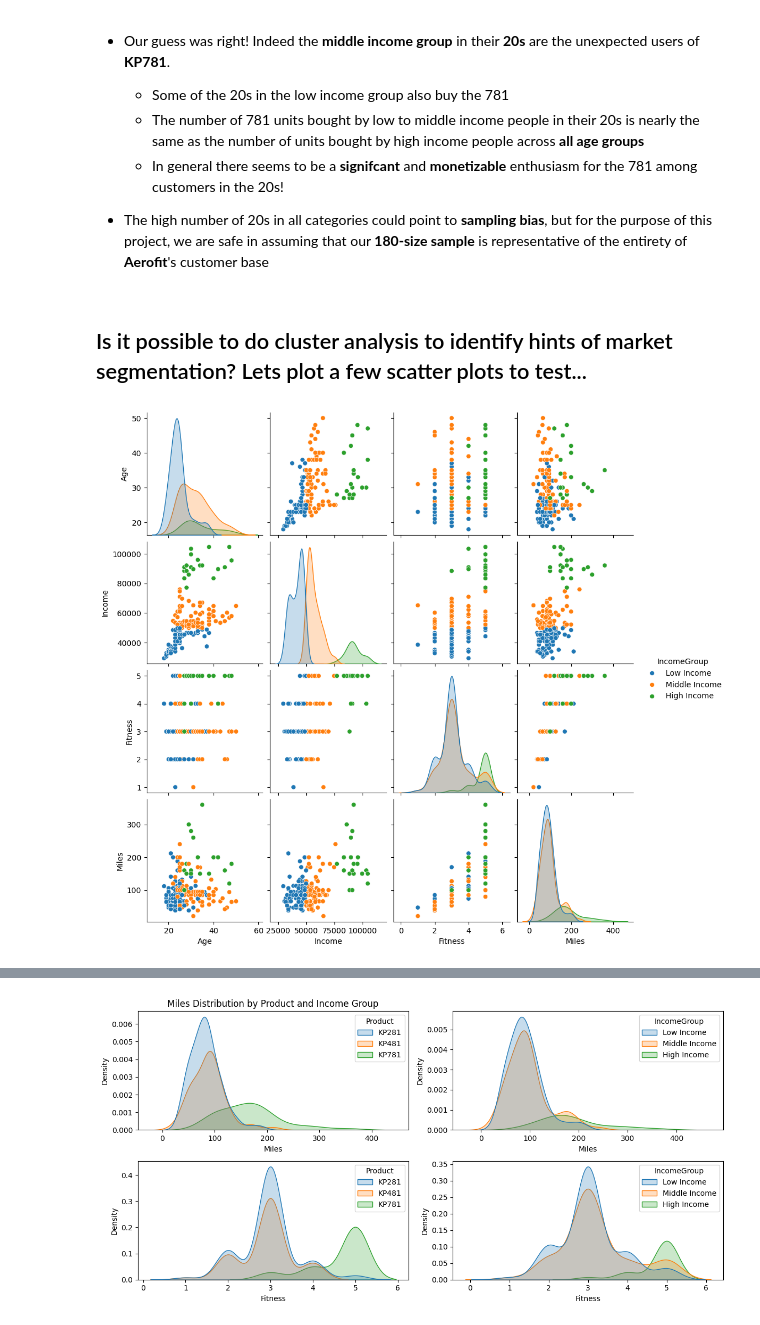
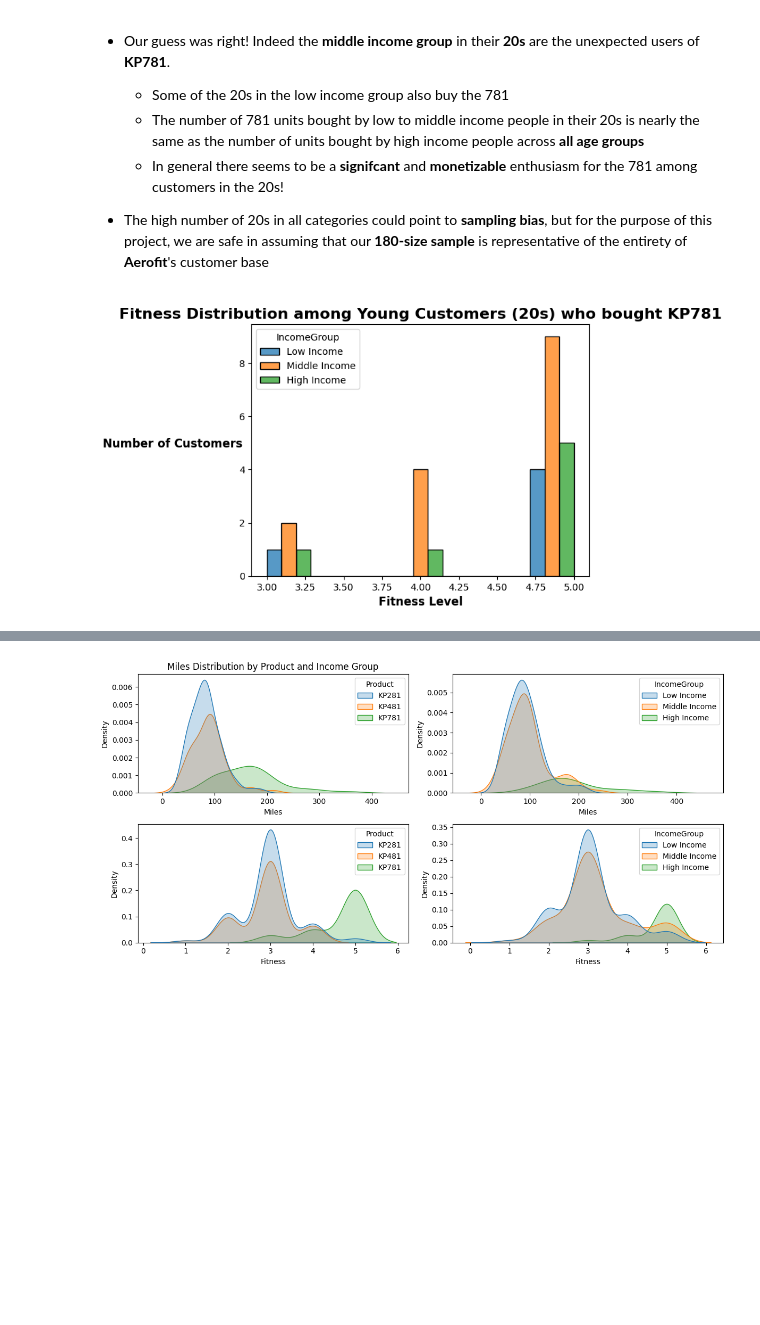
Before and after one commit to manipuppeteer/Data-Science-and-ML-Projects, a Jupyter notebook: Business case study treadmill/CaseStudy.ipynb, the cells around one changed output, grey strips where cells are left out. Saved outputs shown, nothing was run; the diff lists cells and outputs as text; code cells hidden in the pictures; blank space fills up the shorter version.

```diff
--- a/Business case study treadmill/CaseStudy.ipynb
+++ b/Business case study treadmill/CaseStudy.ipynb
@@ -376,10 +376,12 @@ plt.show()
     - In general there seems to be a **signifcant** and **monetizable** enthusiasm for the 781 among customers in the 20s!
 
 - The high number of 20s in all categories could point to **sampling bias**, but for the purpose of this project, we are safe in assuming that our **180-size sample** is representative of the entirety of **Aerofit**'s customer base
-# %% [markdown]
-## Is it possible to do cluster analysis to identify hints of market segmentation? Lets plot a few scatter plots to test...
-# %%
-sns.pairplot(data, hue='IncomeGroup', vars=['Age', 'Income', 'Fitness', 'Miles'], height=2.5)
-plt.show()
-# %% [output]
-[figure, removed]
+# %%
+young_781_buyers = data.query("Product == 'KP781' and AgeGroup == '20s'")
+sns.histplot(data=young_781_buyers, x='Fitness', bins=10, color='purple', binwidth=0.3, hue='IncomeGroup', multiple='dodge')
+plt.title('Fitness Distribution among Young Customers (20s) who bought KP781', fontsize=16, fontweight='bold')
+plt.xlabel('Fitness Level', fontsize=12, fontweight='bold')
+plt.ylabel('Number of Customers', rotation=0, labelpad=70, fontsize=12, fontweight='bold')
+plt.show()
+# %% [output]
+[figure, added]
```
Also changed, not shown: parts of 6 cells of this notebook.
